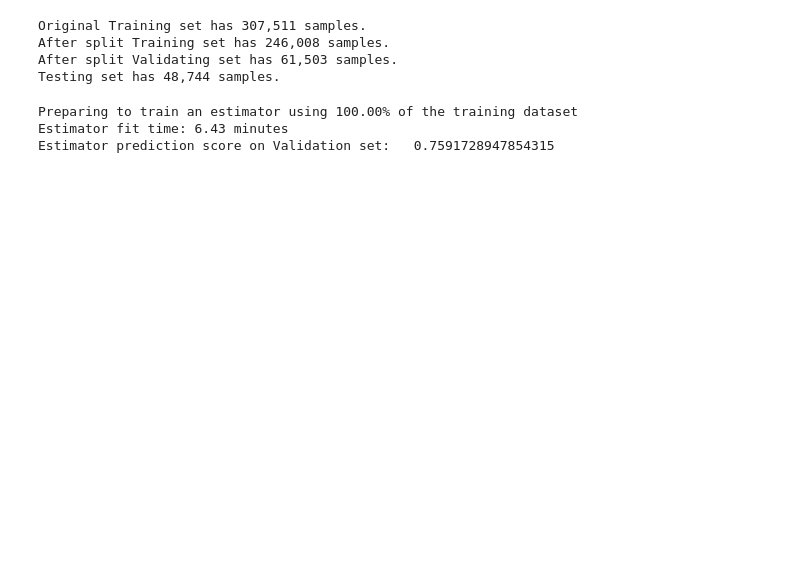
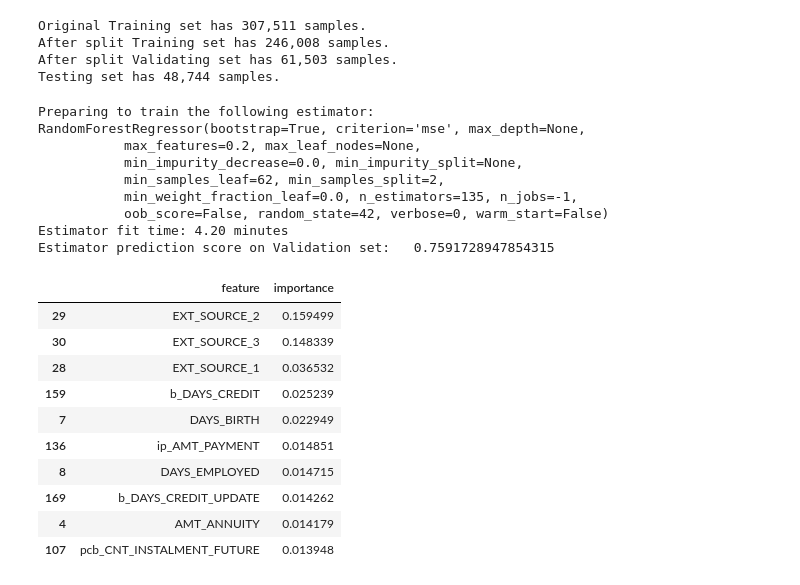
Before and after one commit to nachorovi/mlnd_capstone, a Jupyter notebook: notebook.ipynb, the cells around one changed output. Drawn from its saved outputs; the diff is of its cells as text; code cells hidden in the pictures; blank space fills up the shorter version.

Commit message:
Added feature importance dataframe. No graph yet.

```diff
--- a/notebook.ipynb
+++ b/notebook.ipynb
@@ -510,10 +511,72 @@ if run_mode == 'grid_search':
 
     # Predict with the best estimator on the testing set
     #pred_test = best_est.predict(features_test)
+# %%
+# Train estimator
+if run_mode == 'train_estimator':
+    # Initialize the Estimator (Learner or Regression Model) with the best hyperparameters
+    estimator = RandomForestRegressor(n_estimators=135, # default=10
+                                      max_features=0.2, # default='auto'
+                                      min_samples_split=2, # default=2
+                                      min_samples_leaf=62, # default=1
+                                      n_jobs=-1, # default=1
+                                      random_state=42, # default=None
+                                      verbose=0) # default=0
+    print("Preparing to train the following estimator: \n{}".format(estimator))
+
+    # Fit the estimator with the training dataset
+    start = time()
+    estimator.fit(X_train, y_train)
+    end = time()
+    print("Estimator fit time: {0:.2f} minutes".format((end - start) / 60))
+
+    # Predict with the validation dataset
+    pred_val = estimator.predict(X_val)
+    print("Estimator prediction score on Validation set: \t{}".format(roc_auc_score(y_val, pred_val)))
+
+    # Determine the feature importance
+    fi = pd.DataFrame()
+    fi['feature'] = X_train.columns
+    fi['importance'] = estimator.feature_importances_
+    display(fi.sort_values(by=['importance'], ascending=False).head(10))
+
+    # TODO: GRAPH THE FEATURE IMPORTANCE
+
+    # Predict using the 'test' dataset for submission
+    pred_test = estimator.predict(features_test)
+
+    # Prepare prediction for submission
+    submission = pd.DataFrame()
+    # Need to replace data_test_encoded_complete
+    submission['SK_ID_CURR'] = data_test_encoded_complete['SK_ID_CURR']
+    submission['TARGET'] = pred_test
+    submission.head()
+    submission.to_csv('RFR.csv', index=False)
+# %% [output]
+Preparing to train the following estimator:
+RandomForestRegressor(bootstrap=True, criterion='mse', max_depth=None,
+           max_features=0.2, max_leaf_nodes=None,
+           min_impurity_decrease=0.0, min_impurity_split=None,
+           min_samples_leaf=62, min_samples_split=2,
+           min_weight_fraction_leaf=0.0, n_estimators=135, n_jobs=-1,
+           oob_score=False, random_state=42, verbose=0, warm_start=False)
+Estimator fit time: 4.20 minutes
+Estimator prediction score on Validation set:   0.7591728947854315
+|  | feature | importance |
+| 29 | EXT_SOURCE_2 | 0.159499 |
+| 30 | EXT_SOURCE_3 | 0.148339 |
+| 28 | EXT_SOURCE_1 | 0.036532 |
+| 159 | b_DAYS_CREDIT | 0.025239 |
+| 7 | DAYS_BIRTH | 0.022949 |
+| 136 | ip_AMT_PAYMENT | 0.014851 |
+| 8 | DAYS_EMPLOYED | 0.014715 |
+| 169 | b_DAYS_CREDIT_UPDATE | 0.014262 |
+| 4 | AMT_ANNUITY | 0.014179 |
+| 107 | pcb_CNT_INSTALMENT_FUTURE | 0.013948 |
 # %%
 # Train estimator
 # TODO: rename or remove '_small', it might be '_full' or nothing
-if run_mode == 'train_estimator':
+if run_mode == 'DISABLED':
     # Use the full training and validation datasets to fit the estimator with the best hyperparameters
     perc_samples = 1
     print("Preparing to train an estimator using {0:.2f}% of the training dataset".format(perc_samples * 100))
@@ -596,7 +659,3 @@ if run_mode == 'train_estimator':
     submission['TARGET'] = pred_test
     submission.head()
     submission.to_csv('RFR.csv', index=False)
-# %% [output]
-Preparing to train an estimator using 100.00% of the training dataset
-Estimator fit time: 6.43 minutes
-Estimator prediction score on Validation set:   0.7591728947854315
```
Also changed, not shown: parts of 4 cells of this notebook.
